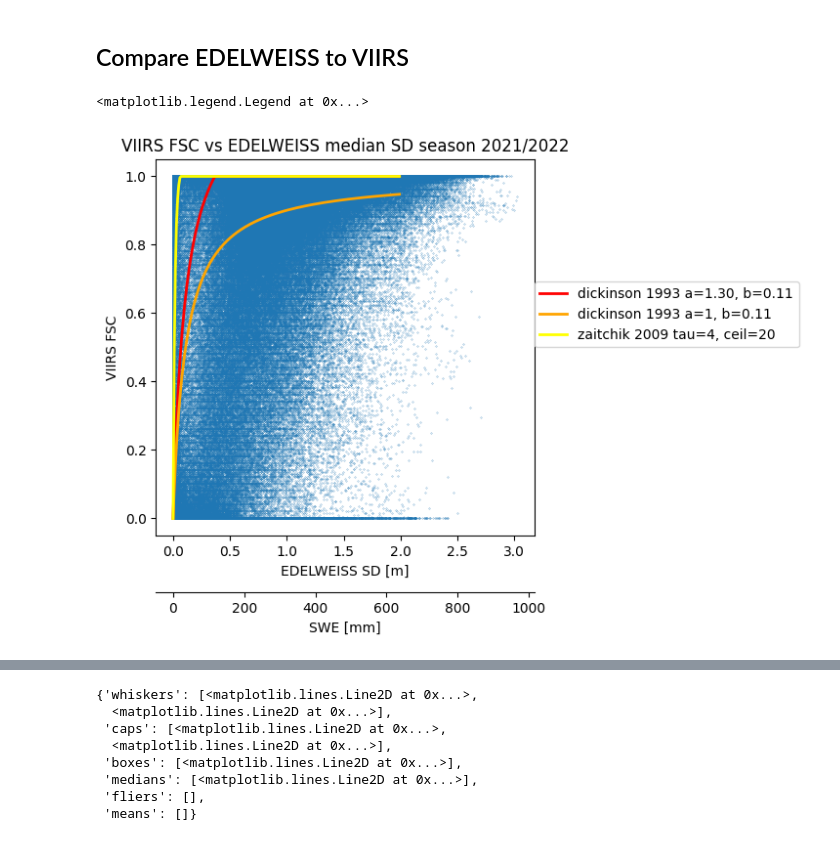
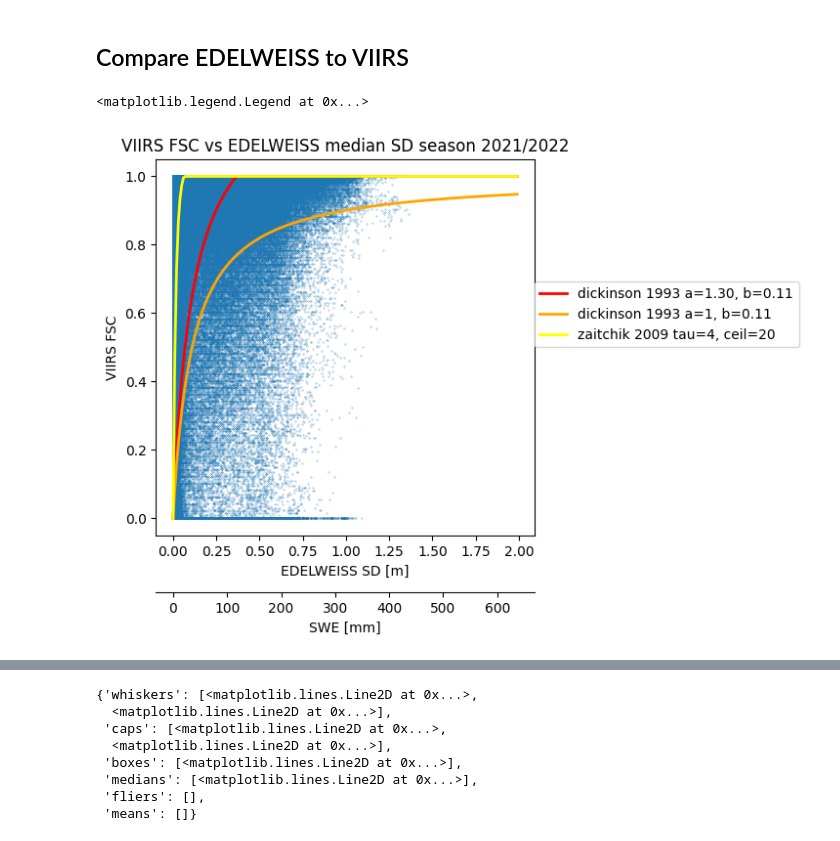
Before and after one commit to nicolaimpe/edelassim, a Jupyter notebook: notebooks/edelweiss_vs_viirs.ipynb, the cells around one changed output, grey strips where cells are left out. Drawn from its saved outputs; the diff is of its cells as text; code cells hidden in the pictures.

```diff
--- a/notebooks/edelweiss_vs_viirs.ipynb
+++ b/notebooks/edelweiss_vs_viirs.ipynb
@@ -15,7 +15,7 @@ from edelassim.observations import scale_virrs
 forest_mask_path = f"{data_folder}/forest_mask/corine_grandesrousses_max.nc"
 forest_mask = xr.open_dataarray(forest_mask_path, engine="rasterio").sel(band=1).drop_vars("band")
 
-no_assim_all_path = f"{simulation_folder}/no_assim/all_members/PRO.nc"
+no_assim_all_path = f"{simulation_folder}/open_loop/all_members/pro/PRO_GrandesRousses250m_2021080206_2022080106.nc"
 edel = xr.open_dataset(no_assim_all_path).where(forest_mask == 0).sel(time=period).data_vars["DSN_T_ISBA"]
 
 viirs_filepath = f"{data_folder}/reprojected_from_france_viirs/mf_fsc_l3_grandesrousses_wy_2021_2022.nc"
@@ -31,29 +31,14 @@ x_poste, y_poste = find_station_locations(bdclim_dataset=bdclim)
 from matplotlib import pyplot as plt
 import numpy as np
 from edelassim.observation_operators import dickinson, zaitchik
+from edelassim.swe import sd_to_swe, swe_to_sd
 
 fig, ax = plt.subplots(figsize=(5, 5))
-sd = edel.sel(x=viirs["x"], y=viirs["y"], method="nearest", time=viirs.coords["time"]).median(dim="member")
+sd = edel.sel(x=viirs["x"], y=viirs["y"], method="nearest", time=viirs.coords["time"]).sel(member=1)  # .median(dim="member")
 am, bm = 1.3, 0.11
 tau, ceil = 4, 20
 mean_snow_density = 320  # kg/m3
 sd_axis = np.arange(0, 2, 0.01)  # m
-
-
-def sd_to_swe(x):
-    # SD meters, SWE mm
-    mean_snow_density = 320  # kg/m^3
-    water_density = 1000  # kg/m^3
-    m_to_mm_scale = 1000
-    return x * mean_snow_density / water_density * m_to_mm_scale
-
-
-def swe_to_sd(x):
-    # SD meters, SWE mm
-    mean_snow_density = 320  # kg/m^3
-    water_density = 1000  # kg/m^3
-    m_to_mm_scale = 1000
-    return x / mean_snow_density * water_density / m_to_mm_scale
 
 
 swe_axis = sd_to_swe(sd_axis)
@@ -63,31 +48,31 @@ ax.scatter(sd, viirs, s=0.04)
 ax.plot(
     sd_axis,
     dickinson(sd=sd_axis, a=am, b=bm),
     "r",
     linewidth=2,
     label=f"dickinson 1993 a={am:.2f}, b={bm:.2f}",
 )
 ax.plot(
     sd_axis,
     dickinson(sd=sd_axis, a=1, b=0.11),
     "orange",
     linewidth=2,
     label="dickinson 1993 a=1, b=0.11",
 )
 ax.plot(
     sd_axis,
     zaitchik(swe=swe_axis, tau_scf=tau, swe_full_snow_cover=ceil),
     "yellow",
     linewidth=2,
     label=f"zaitchik 2009 tau={tau}, ceil={ceil}",
 )
 # ax.plot(np.arange(0, 2, 0.01), dickinson(sd=np.arange(0, 2, 0.01), a=am, b=bm), "r", linewidth=2)
 ax.set_title("VIIRS FSC vs EDELWEISS median SD season 2021/2022")
 ax.set_ylabel("VIIRS FSC")
 ax.set_xlabel("EDELWEISS SD [m]")
 secax = ax.secondary_xaxis(-0.15, functions=(sd_to_swe, swe_to_sd))
 secax.set_xlabel("SWE [mm]")
 ax.legend(loc=(1, 0.5))
 # %% [output]
 <matplotlib.legend.Legend at 0x...>
-[figure, old version]
+[figure, new version]
```
Also changed, not shown: parts of 6 cells of this notebook, 10 other files.
